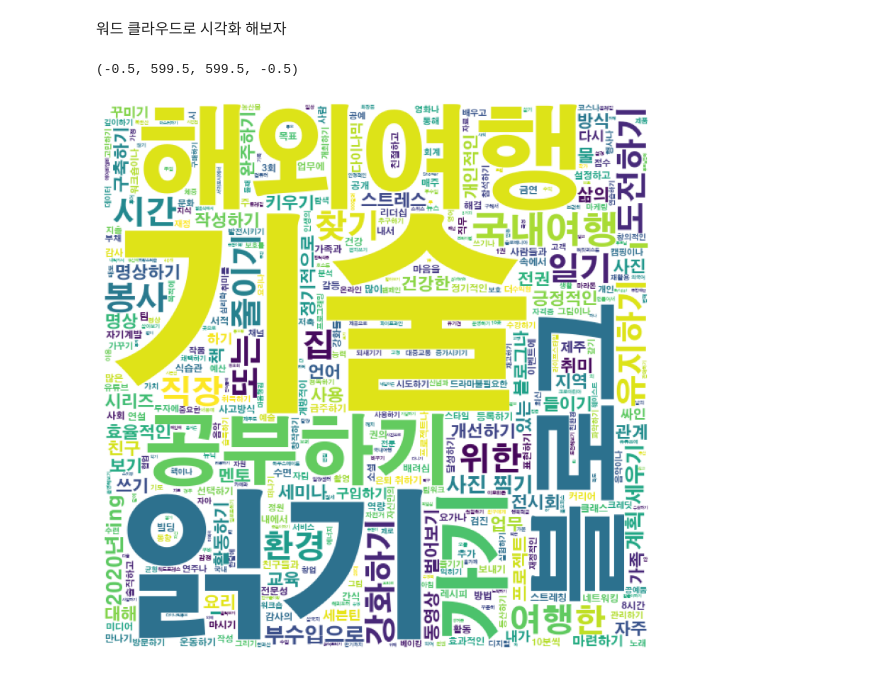
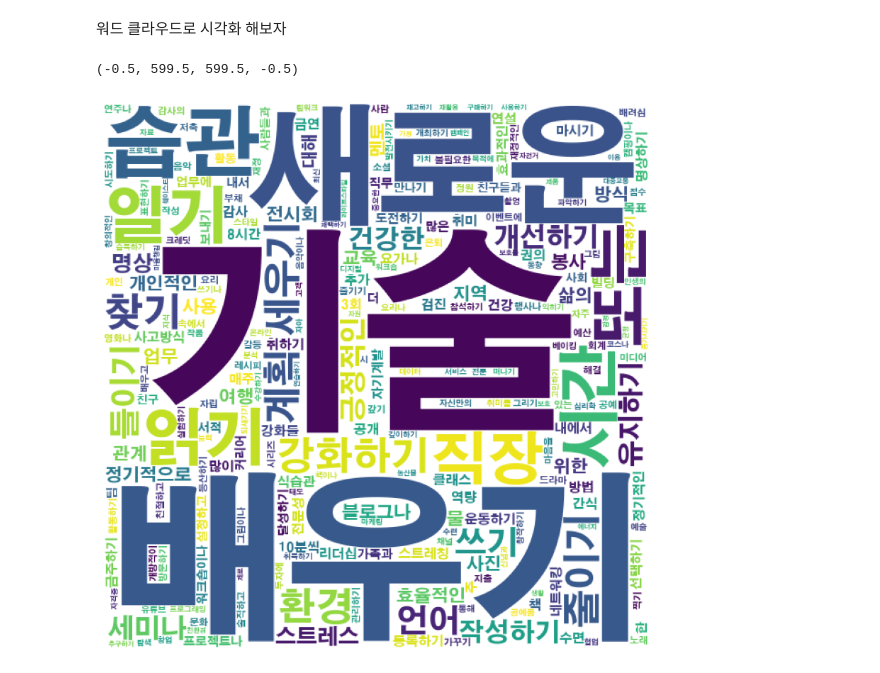
Before and after one commit to HyunahKim1111/himedia_jupyter_files, a Jupyter notebook: 마지막프로젝트_데이터수집_블로그 마이위시 리스트1.ipynb, the cells around one changed output. Cells and saved outputs as stored; diff of their text form; code cells hidden in the pictures.

```diff
--- a/마지막프로젝트_데이터수집_블로그 마이위시 리스트1.ipynb
+++ b/마지막프로젝트_데이터수집_블로그 마이위시 리스트1.ipynb
@@ -397,18 +349,18 @@ import matplotlib.pyplot as plt
 # %%
 font = 'C:/Windows/Fonts/H2GTRE.TTF'
 
 wc = WordCloud(
     width = 600,
     height = 600,
     max_words=15000,
     font_path=font,
     background_color='white',
-    stopwords=['새로운', '배우기', '내', '참여하기', '만들기','시작하기', '습관','향상시키기','관리','받기',
-               '되기', '관련', '및', '이상', '매일']
+    stopwords=[ '내', '참여하기', '만들기','시작하기', '향상시키기','관리','받기',
+               '되기', '관련', '및', '이상', '매일', ]
 ).generate(str(text_combined))
 plt.figure(figsize=(20,10))
 plt.imshow(wc)
 plt.axis('off')
 # %% [output]
 (-0.5, 599.5, 599.5, -0.5)
-[figure, old version]
+[figure, new version]
```
Also changed, not shown: parts of 8 cells of this notebook.
